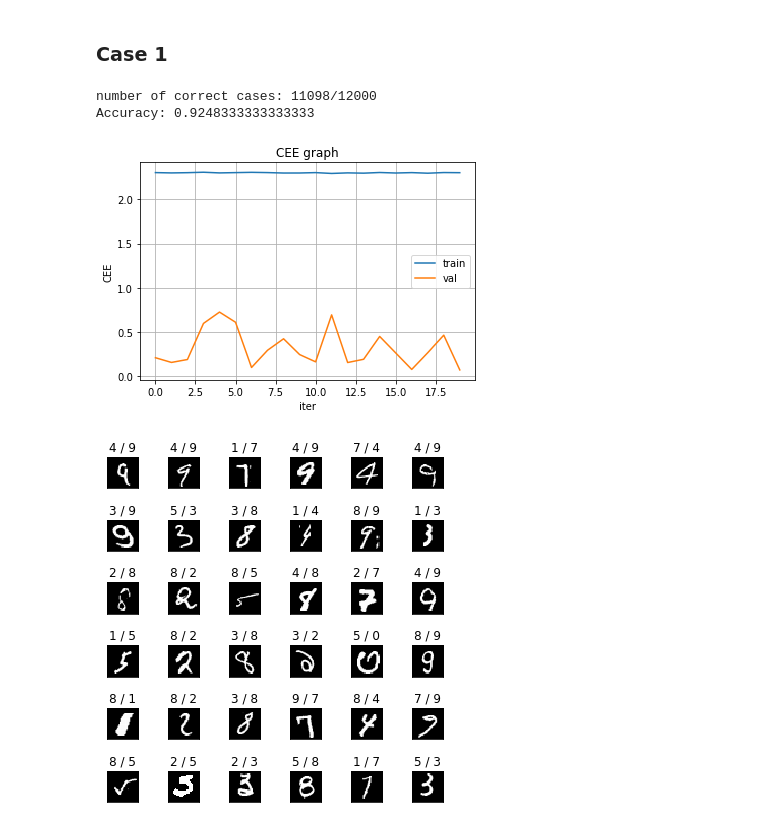
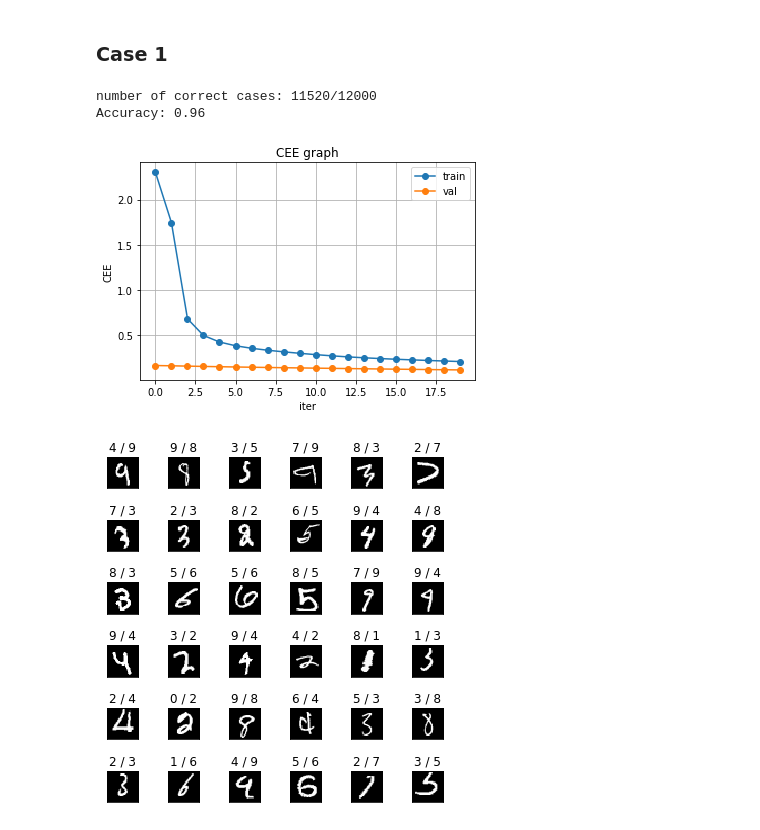
Before and after one commit to goriummaximum/diveintocode-ml, a Jupyter notebook: Sprints/sprint10-DNN/dnn.ipynb, the cells around one changed output. Cells and saved outputs as stored; diff of their text form; code cells hidden in the pictures.

```diff
--- a/Sprints/sprint10-DNN/dnn.ipynb
+++ b/Sprints/sprint10-DNN/dnn.ipynb
@@ -399,9 +399,9 @@ X_train, X_val, y_train, y_val = train_test_split(X_train, y_train_one_hot, test
 def plot_CEE(CEE_list=None, CEE_list_val=None, epochs=None):
     """plot final CEE for every epochs"""
     if (CEE_list is not None):
-        plt.plot(np.arange(0, epochs), CEE_list[:epochs], label="train")
+        plt.plot(np.arange(0, epochs), CEE_list[::int(CEE_list.shape[0]/epochs)], label="train", marker='o')
     if (CEE_list_val is not None):
-        plt.plot(np.arange(0, epochs), CEE_list_val[:epochs], label="val")
+        plt.plot(np.arange(0, epochs), CEE_list_val[::int(CEE_list_val.shape[0]/epochs)], label="val", marker='o')
     plt.legend()
     plt.xlabel("iter")
     plt.ylabel("CEE")
@@ -432,5 +435,8 @@ def draw_fault(y_pred, y_val):
 # %% [markdown]
 <h3>Case 1</h3>
+# %%
+epochs = 20
+batch_size = 200
 # %%
 dnn3_1 = ScratchDeepNeuralNetrowkClassifier(
                 hidden_layers=[400,200],
@@ -439,8 +445,8 @@ dnn3_1 = ScratchDeepNeuralNetrowkClassifier(
                 sigma=0.01,
                 optimizer='sgd',
                 layer_type=None,
-                batch_size=20,
-                epochs=1,
+                batch_size=batch_size,
+                epochs=epochs,
                 lr=0.05,
                 seed=69,
                 verbose=False
@@ -454,13 +462,13 @@ unique_elements, counts_elements = np.unique(y_pred - np.argmax(y_val, axis=1),
 print("number of correct cases: {}/{}".format(int(counts_elements[unique_elements == 0]), y_pred.shape[0]))
 print("Accuracy: {}".format(accuracy_score(np.argmax(y_val, axis=1), y_pred)))
 # %% [output]
-number of correct cases: 11098/12000
-Accuracy: 0.9248333333333333
+number of correct cases: 11520/12000
+Accuracy: 0.96
 # %%
-plot_CEE(dnn3_1.CEE_list, dnn3_1.CEE_list_val, 1)
+plot_CEE(dnn3_1.CEE_list, dnn3_1.CEE_list_val, epochs)
 # %% [output]
-[figure, old version]
+[figure, new version]
 # %%
 draw_fault(y_pred, np.argmax(y_val, axis=1))
 # %% [output]
-[figure, old version]
+[figure, new version]
```
Also changed, not shown: parts of 2 cells of this notebook, 2 other files.
